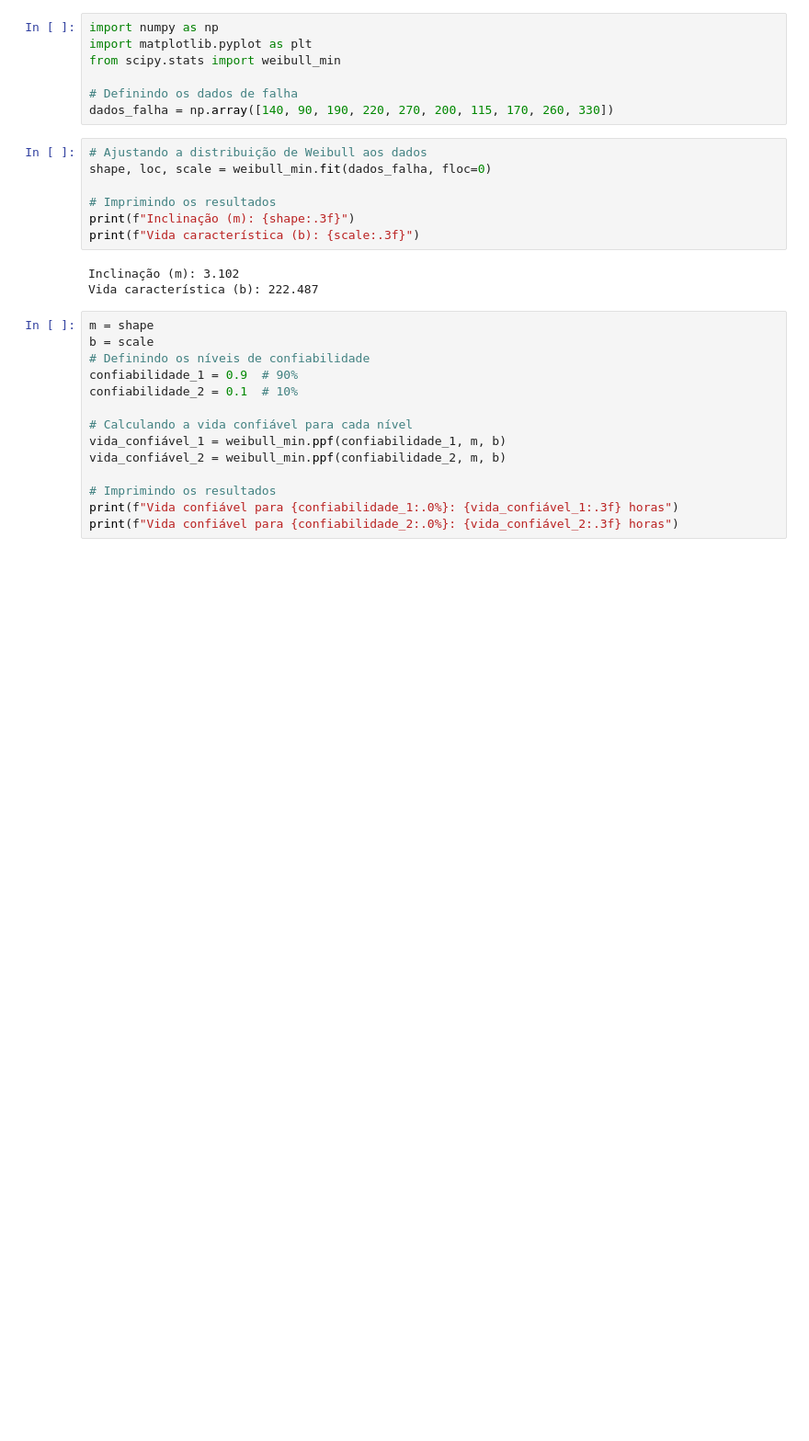
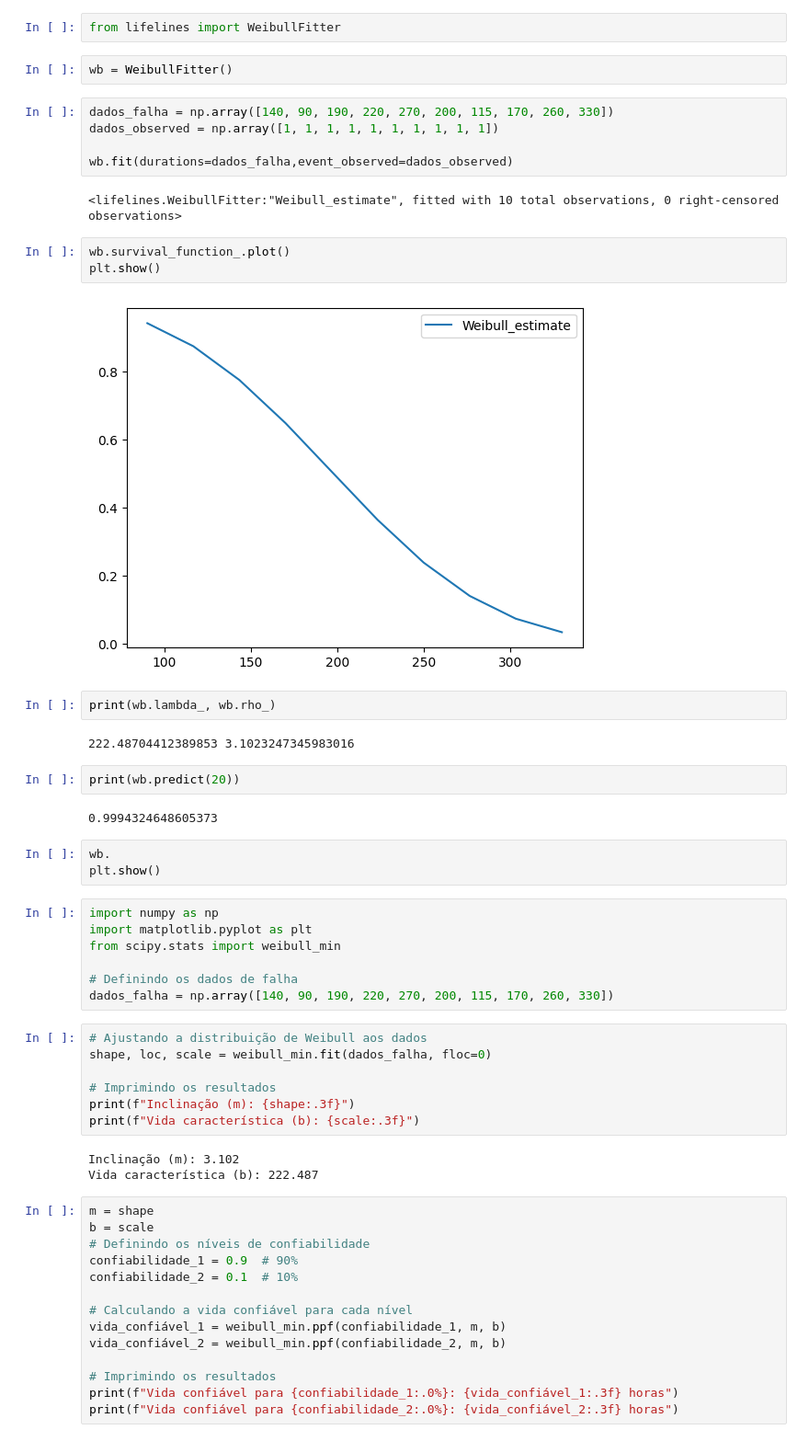
Before and after one commit to Rogerio-mack/work, a Jupyter notebook: Curva_de_Weibull.ipynb, the cells around one changed output. Shown at 92% size. Saved outputs shown, nothing was run; the diff lists cells and outputs as text; blank space fills up the shorter version.

```diff
--- a/Curva_de_Weibull.ipynb
+++ b/Curva_de_Weibull.ipynb
@@ -3,3 +23,30 @@
+# %%
+from lifelines import WeibullFitter
+# %%
+wb = WeibullFitter()
+# %%
+dados_falha = np.array([140, 90, 190, 220, 270, 200, 115, 170, 260, 330])
+dados_observed = np.array([1, 1, 1, 1, 1, 1, 1, 1, 1, 1])
+
+wb.fit(durations=dados_falha,event_observed=dados_observed)
+# %% [output]
+<lifelines.WeibullFitter:"Weibull_estimate", fitted with 10 total observations, 0 right-censored observations>
+# %%
+wb.survival_function_.plot()
+plt.show()
+# %% [output]
+[figure, added]
+# %%
+print(wb.lambda_, wb.rho_)
+# %% [output]
+222.48704412389853 3.1023247345983016
+# %%
+print(wb.predict(20))
+# %% [output]
+0.9994324648605373
+# %%
+wb.
+plt.show()
 # %%
 import numpy as np
 import matplotlib.pyplot as plt
```
Also changed, not shown: parts of 1 cell of this notebook.
